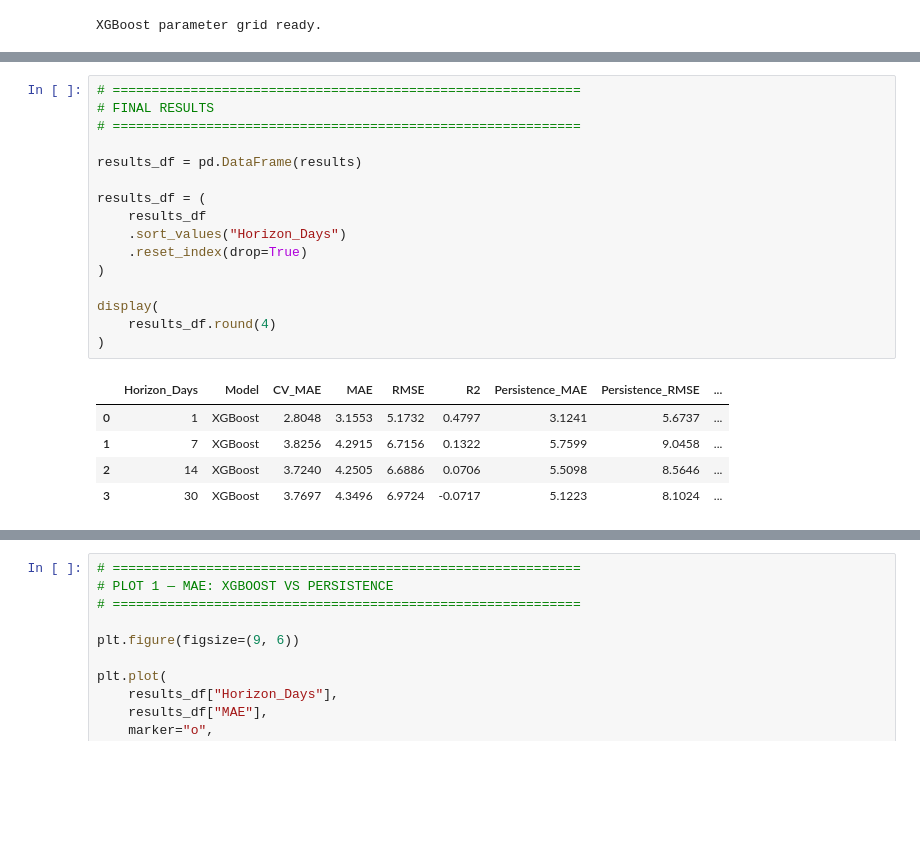
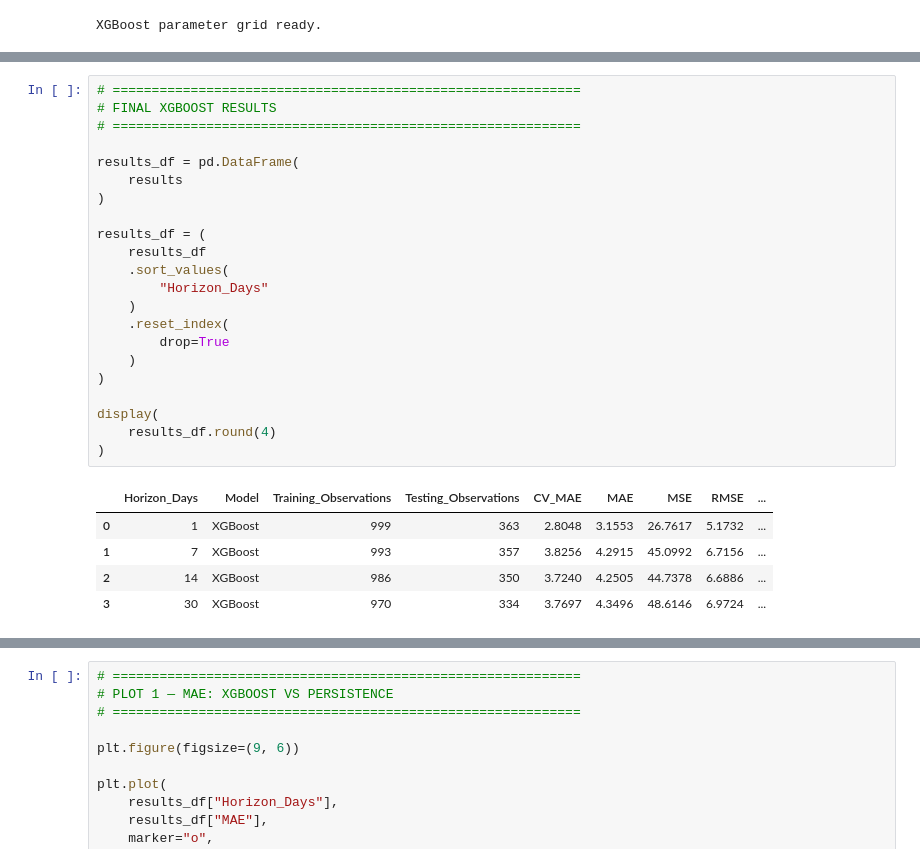
Before and after one commit to Masters-Paper-Forecasting/code, a Jupyter notebook: model_training/XG Boost-2.ipynb, the cells around one changed output, grey strips where cells are left out. Drawn from its saved outputs; the diff is of its cells as text; blank space fills up the shorter version.

```diff
--- a/model_training/XG Boost-4.ipynb
+++ b/model_training/XG Boost-2.ipynb
@@ -558,23 +694,29 @@ R²   = -0.4472
 ✓ 30-day model completed.
 # %%
 # ============================================================
-# FINAL RESULTS
+# FINAL XGBOOST RESULTS
 # ============================================================
 
-results_df = pd.DataFrame(results)
+results_df = pd.DataFrame(
+    results
+)
 
 results_df = (
     results_df
-    .sort_values("Horizon_Days")
-    .reset_index(drop=True)
+    .sort_values(
+        "Horizon_Days"
+    )
+    .reset_index(
+        drop=True
+    )
 )
 
 display(
     results_df.round(4)
 )
 # %% [output]
-|  | Horizon_Days | Model | CV_MAE | MAE | RMSE | R2 | Persistence_MAE | Persistence_RMSE | ... |
-| 0 | 1 | XGBoost | 2.8048 | 3.1553 | 5.1732 | 0.4797 | 3.1241 | 5.6737 | ... |
-| 1 | 7 | XGBoost | 3.8256 | 4.2915 | 6.7156 | 0.1322 | 5.7599 | 9.0458 | ... |
-| 2 | 14 | XGBoost | 3.7240 | 4.2505 | 6.6886 | 0.0706 | 5.5098 | 8.5646 | ... |
-| 3 | 30 | XGBoost | 3.7697 | 4.3496 | 6.9724 | -0.0717 | 5.1223 | 8.1024 | ... |
+|  | Horizon_Days | Model | Training_Observations | Testing_Observations | CV_MAE | MAE | MSE | RMSE | ... |
+| 0 | 1 | XGBoost | 999 | 363 | 2.8048 | 3.1553 | 26.7617 | 5.1732 | ... |
+| 1 | 7 | XGBoost | 993 | 357 | 3.8256 | 4.2915 | 45.0992 | 6.7156 | ... |
+| 2 | 14 | XGBoost | 986 | 350 | 3.7240 | 4.2505 | 44.7378 | 6.6886 | ... |
+| 3 | 30 | XGBoost | 970 | 334 | 3.7697 | 4.3496 | 48.6146 | 6.9724 | ... |
```
Also changed, not shown: parts of 6 cells of this notebook, 1 other file.
